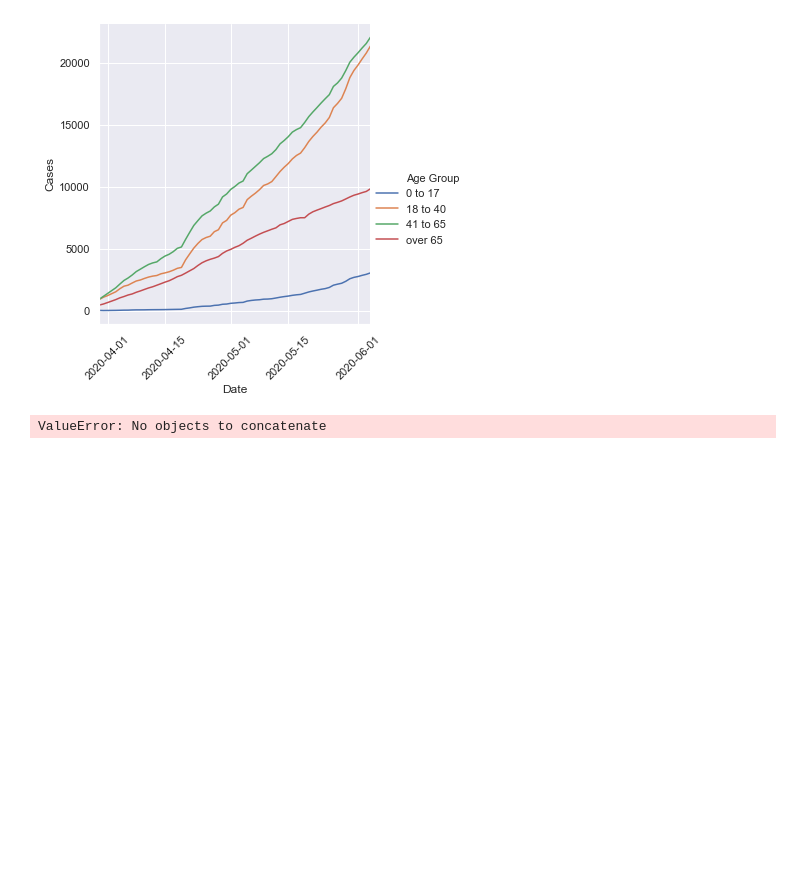
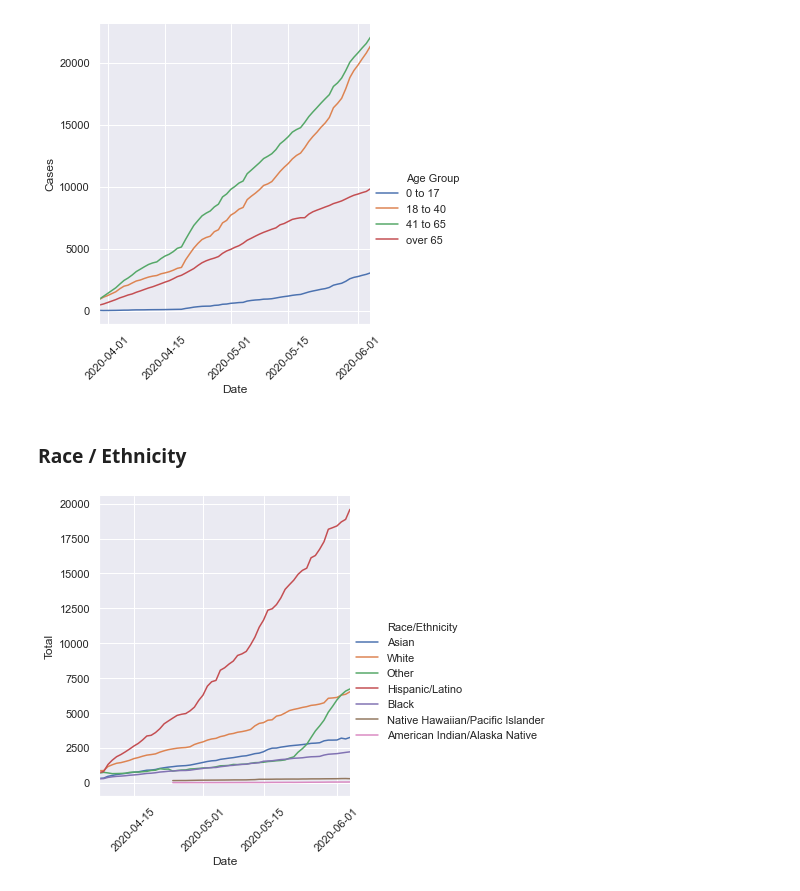
Before and after one commit to xander-hirsch/lac_covid19, a Jupyter notebook: lacph_graphs.ipynb, the cells around one changed output. Saved outputs shown, nothing was run; the diff lists cells and outputs as text; code cells hidden in the pictures; blank space fills up the shorter version.

```diff
--- a/lacph_graphs.ipynb
+++ b/lacph_graphs.ipynb
@@ -84,7 +59,14 @@ analyze_lacph_daily.adjust_ax(by_age)
 # %% [output]
 [figure]
-# %%
-by_race = analyze_lacph_daily.make_by_race(all_dates)
-by_race.head()
-# %% [output]
-ValueError: No objects to concatenate
+# %% [markdown]
+### Race / Ethnicity
+# %%
+by_race = analyze_lacph_daily.make_by_race(all_dates)
+by_race = pd.melt(by_race, id_vars=(lacph_const.DATE, lacph_const.RACE), var_name='Statistic', value_name='Total')
+by_race['Statistic'] = by_race['Statistic'].astype('category')
+# %%
+by_race_cases = by_race[by_race['Statistic'] == 'Cases']
+sns.relplot(x=lacph_const.DATE, y='Total', hue=lacph_const.RACE, kind='line', data=by_race_cases)
+adjust_ax(by_race_cases)
+# %% [output]
+[figure, added]
```
Also changed, not shown: parts of 17 cells of this notebook.
